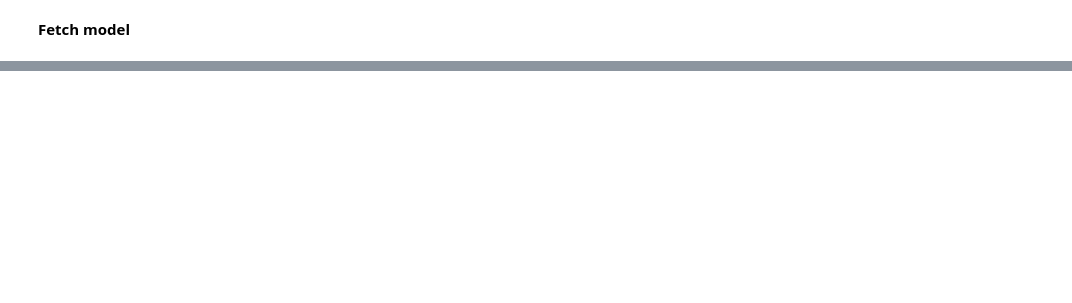
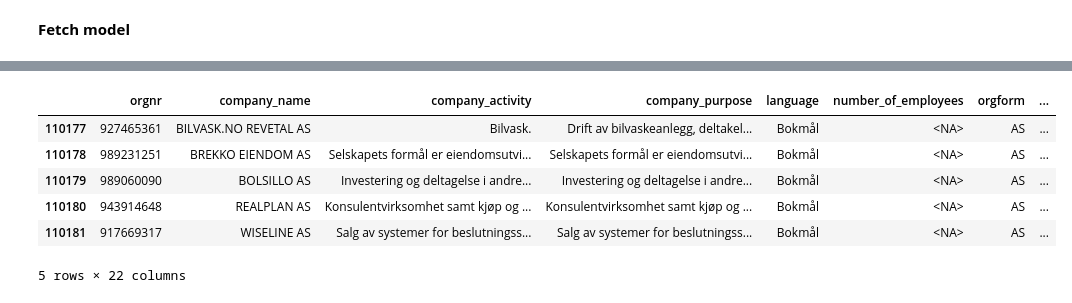
Before and after one commit to bto-ssb/WP10-Cluster5-backclassification, a Jupyter notebook: notebooks/02_back_classification.ipynb, the cells around one changed output, grey strips where cells are left out. Cells and saved outputs as stored; diff of their text form; code cells hidden in the pictures; blank space fills up the shorter version.

```diff
--- a/notebooks/02_back_classification.ipynb
+++ b/notebooks/02_back_classification.ipynb
@@ -146,0 +231,10 @@ print(f"Number still missing nace 2.0: {test.nace_20_code.isna().sum()}")
+# %%
+test.tail()
+# %% [output]
+|  | orgnr | company_name | company_activity | company_purpose | language | number_of_employees | orgform | ... |
+| 110177 | 927465361 | BILVASK.NO REVETAL AS | Bilvask. | Drift av bilvaskeanlegg, deltakel... | Bokmål | <NA> | AS | ... |
+| 110178 | 989231251 | BREKKO EIENDOM AS | Selskapets formål er eiendomsutvi... | Selskapets formål er eiendomsutvi... | Bokmål | <NA> | AS | ... |
+| 110179 | 989060090 | BOLSILLO AS | Investering og deltagelse i andre... | Investering og deltagelse i andre... | Bokmål | <NA> | AS | ... |
+| 110180 | 943914648 | REALPLAN AS | Konsulentvirksomhet samt kjøp og ... | Konsulentvirksomhet samt kjøp og ... | Bokmål | <NA> | AS | ... |
+| 110181 | 917669317 | WISELINE AS | Salg av systemer for beslutningss... | Salg av systemer for beslutningss... | Bokmål | <NA> | AS | ... |
+5 rows × 22 columns
```
Also changed, not shown: parts of 17 cells of this notebook, 2 other files.
